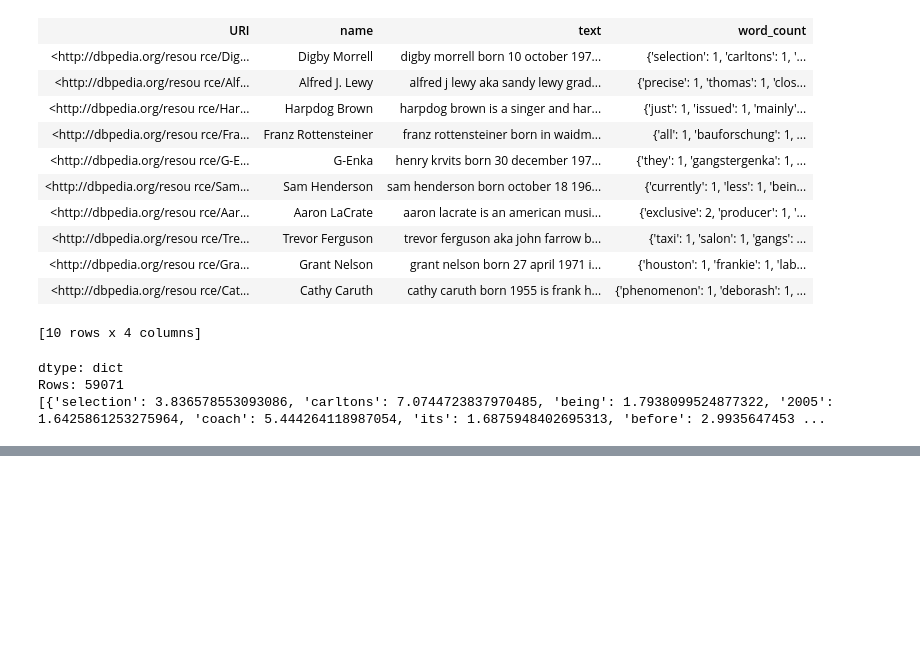
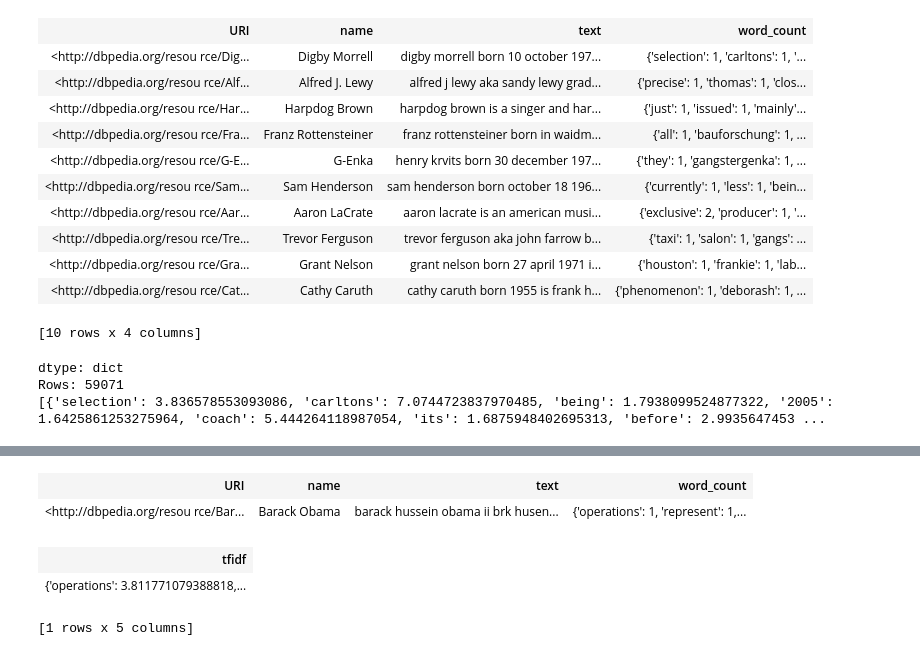
Before and after one commit to anand9522/Document-Retrieval, a Jupyter notebook: Clustering.ipynb, the cells around one changed output, grey strips where cells are left out. Cells and saved outputs as stored; diff of their text form; code cells hidden in the pictures; blank space fills up the shorter version.

```diff
--- a/Clustering.ipynb
+++ b/Clustering.ipynb
@@ -159,0 +184,8 @@ Rows: 59071
+# %%
+obama.head()
+# %% [output]
+| URI | name | text | word_count |
+| <http://dbpedia.org/resou rce/Bar... | Barack Obama | barack hussein obama ii brk husen... | {'operations': 1, 'represent': 1,... |
+| tfidf |
+| {'operations': 3.811771079388818,... |
+[1 rows x 5 columns]
```
Also changed, not shown: parts of 12 cells of this notebook.
